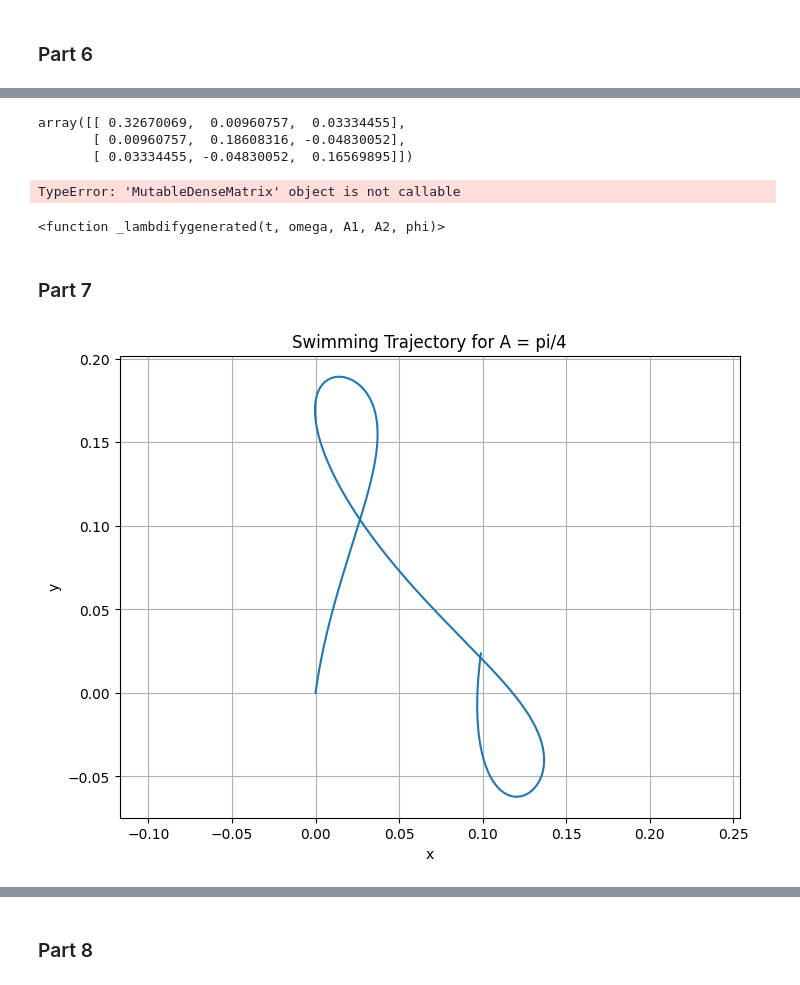
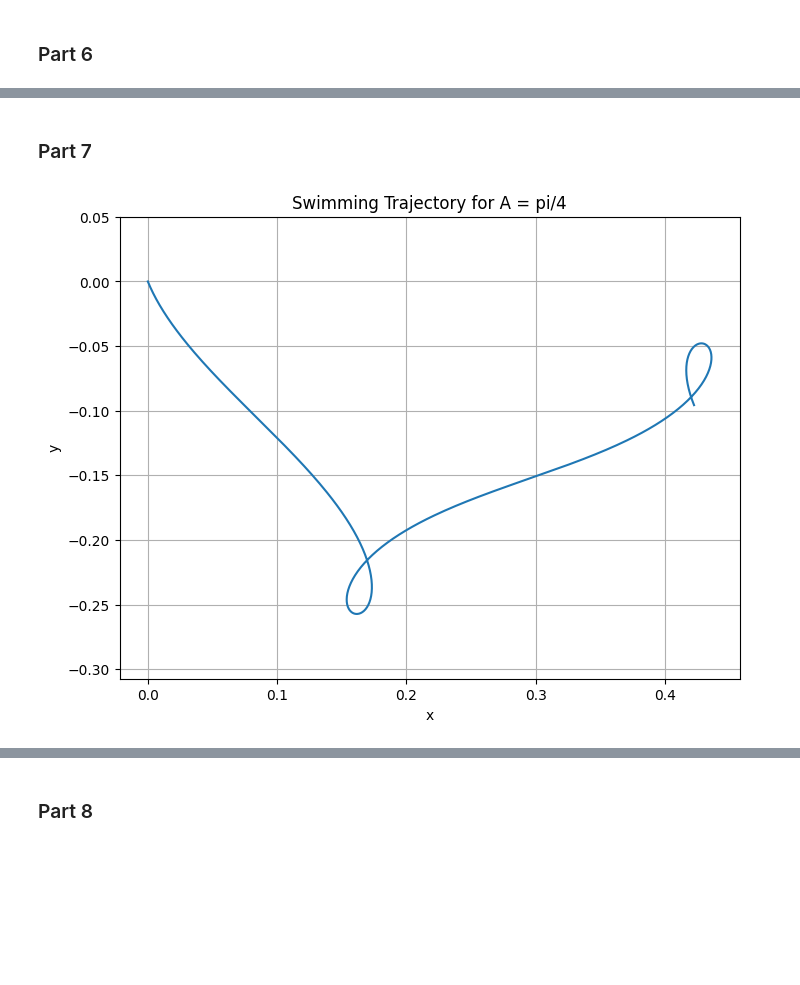
Before and after one commit to ryan-omori/MAE-269, a Jupyter notebook: HW3.ipynb, the cells around one changed output, grey strips where cells are left out. Saved outputs shown, nothing was run; the diff lists cells and outputs as text; code cells hidden in the pictures; blank space fills up the shorter version.

```diff
--- a/HW3.ipynb
+++ b/HW3.ipynb
@@ -193,15 +191,17 @@ F3
 # %% [markdown]
 ### Part 5
 # %%
-params = [l,m,k,A1,A2,omega,phi]
+params = [l,k,A1,A2,omega,phi]
+def Vb(t,q,q_dt,params):
+    return -np.linalg.inv(A11_lam(0,q,q_dt,params)) @ A12_lam(0,q,q_dt,params)
 def dynamics(t,state,alpha_fcn,params):
     x,y,theta = state
-    l, m, k, A1, A2, omega, phi = params
+    l, k, A1, A2, omega, phi = params
     a1, a2, a1_dt, a2_dt = alpha_fcn(t, omega, A1, A2, phi)
     q_ = [x,y,theta,a1,a2]
     q_dt_= [0,0,0,0,0]
 
-    dydt= Vb(t,q_,q_dt_,params_) @ np.matrix(([a1_dt],[a2_dt]))
+    dydt= -Vb(t,q_,q_dt_,params_) @ np.matrix(([a1_dt],[a2_dt]))
 
     return dydt.flatten().tolist()[0]
 # %% [markdown]
@@ -218,9 +227,0 @@ A12_lam= lambdify([t,q,q_dt,params],A12_sym)
-# %%
-params_=[1,1,1,1,1,1,1]
-q_ = [0,0,0,0, np.pi/8]
-q_dt_=[0,0,0,0,0]
-np.linalg.inv(A11_lam(0,q_,q_dt_,params_))
-# %% [output]
-array([[ 0.32670069,  0.00960757,  0.03334455],
-       [ 0.00960757,  0.18608316, -0.04830052],
-       [ 0.03334455, -0.04830052,  0.16569895]])
@@ -230,11 +228,3 @@ def Vb(t,q,q_dt,params):
-# %%
-B(0,q_,q_dt_,params_)
-# %% [output]
-TypeError: 'MutableDenseMatrix' object is not callable
-# %%
-alpha_fcn
-# %% [output]
-<function _lambdifygenerated(t, omega, A1, A2, phi)>
 # %% [markdown]
 ### Part 7
 # %%
@@ -245,38 +235,37 @@ alpha_fcn = lambdify((t, omega, A1, A2, phi),[A1*sin(omega*t),
                                  diff(A1*sin(omega*t),t),
                                  diff(A2*sin(omega*t + phi),t)])
 l_=1
-m_=1
 k_=1
 A_amp = float(pi/4)
 A1_ = A_amp
 A2_ = A_amp
 phi_    = float(np.pi/2)
 omega_=float(2*np.pi)
-params_ = [l_, m_, k_, A1_, A2_, omega_, phi_]
+params_ = [l_, k_, A1_, A2_, omega_, phi_]
 
-# Initial conditions [x, y, theta, a1, a2]
+# Initial conditions [x, y, theta]
 y0     = [0, 0, 0]
 t_span = (0, 1)
 t_eval = np.linspace(0, 1, 500)
 
 # Solve
 sol = solve_ivp(
     lambda t, y: dynamics(t, y, alpha_fcn, params_),
     t_span,
     y0,
     t_eval=t_eval,
     rtol=1e-8,
     atol=1e-8
 )
 # Plot x,y trajectory
 plt.figure(figsize=(8, 6))
 plt.plot(sol.y[0], sol.y[1])
 plt.xlabel('x')
 plt.ylabel('y')
 plt.title('Swimming Trajectory for A = pi/4')
 plt.axis('equal')
 plt.grid(True)
 plt.show()
 # %% [output]
-[figure, old version]
+[figure, new version]
 # %%
```
Also changed, not shown: parts of 26 cells of this notebook.
